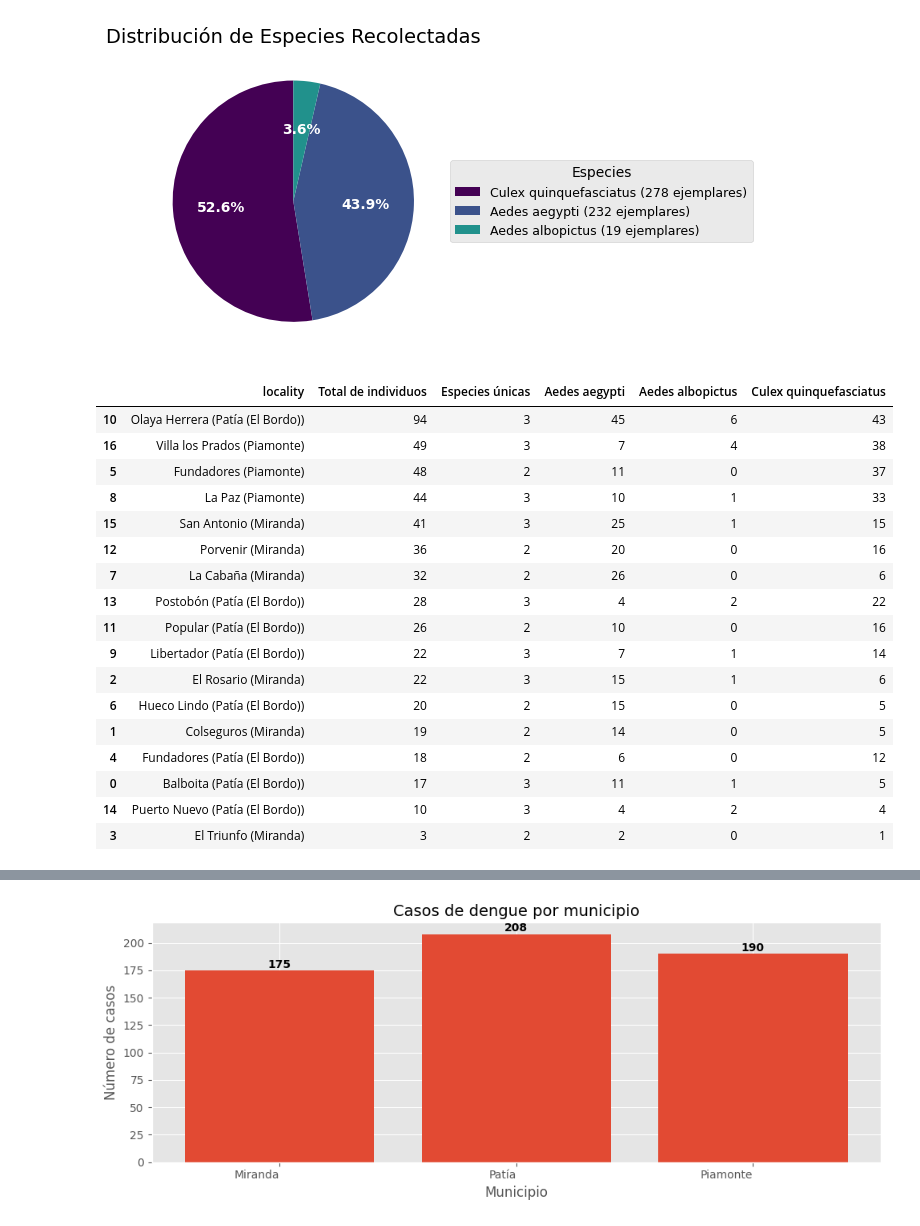
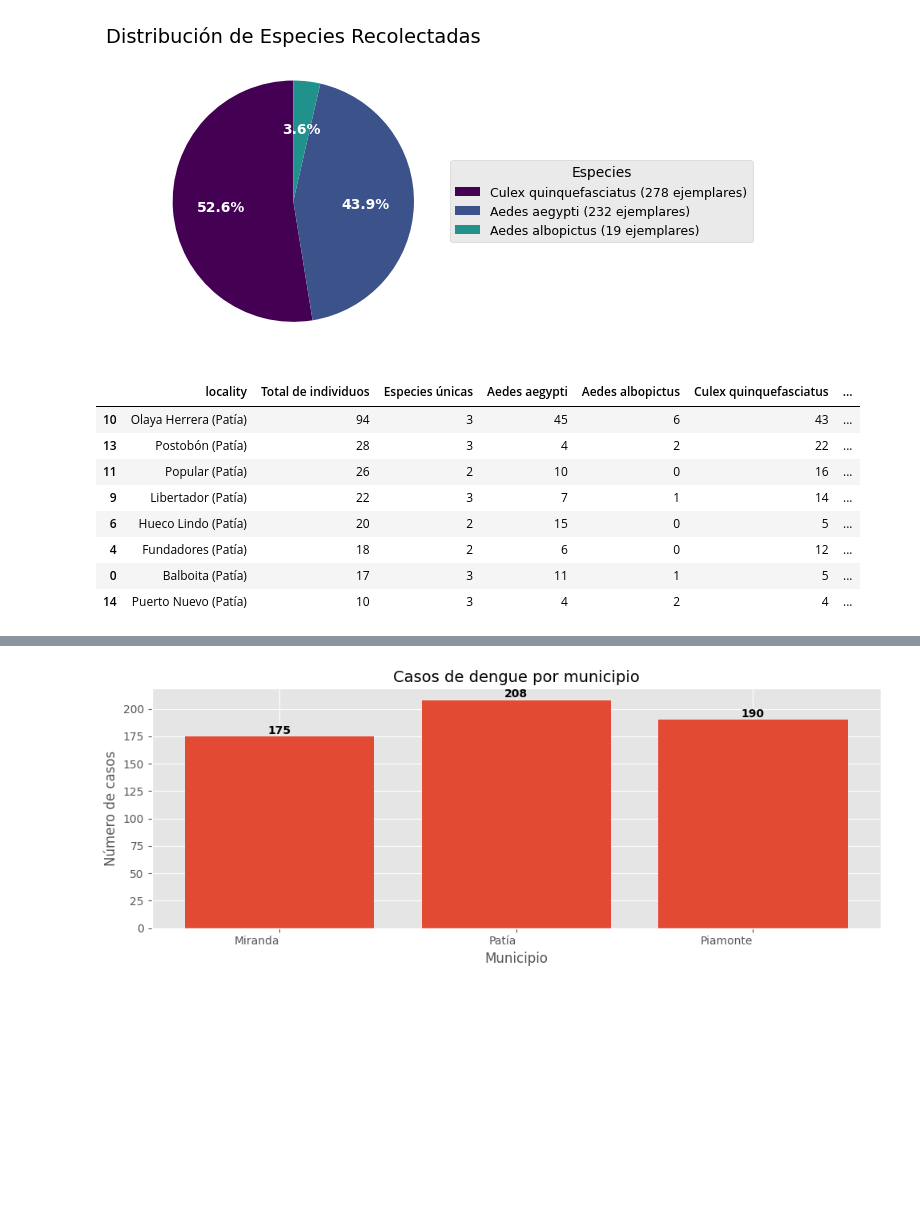
Before and after one commit to Zaprovic/bootcamp-data-analysis, a Jupyter notebook: src/dengue.ipynb, the cells around one changed output, grey strips where cells are left out. Saved outputs shown, nothing was run; the diff lists cells and outputs as text; code cells hidden in the pictures; blank space fills up the shorter version.

```diff
--- a/src/dengue.ipynb
+++ b/src/dengue.ipynb
@@ -323,49 +323,52 @@ location_diversity = df_entomologico.groupby('locality').agg({
 # Standardize the locality names
 location_diversity['locality'] = location_diversity['locality'].str.replace(
     r'^Casa ubicada en el barrio (.+) de (.+)$', r'\1 (\2)',
     regex=True
 )
 
 # Create a pivot table with counts for each species at each location
 species_pivot = df_entomologico.pivot_table(
     index='locality',
     columns='scientificName',
     values='individualCount',
     aggfunc='count',
     fill_value=0
 )
 
 # Apply the same locality name standardization to the pivot table
 species_pivot.index = species_pivot.index.str.replace(
     r'^Casa ubicada en el barrio (.+) de (.+)$', r'\1 (\2)',
     regex=True
 )
 
 # Reset index to prepare for merge
 species_pivot = species_pivot.reset_index()
 
 # Merge the two DataFrames
 location_diversity = location_diversity.merge(species_pivot, on='locality')
 
 location_diversity = location_diversity.sort_values('Total de individuos', ascending=False)
 
-location_diversity
+# in the locality column replace everywhere that says Patía (El Bordo) with Patía
+location_diversity['locality'] = location_diversity['locality'].str.replace('Patía (El Bordo)', 'Patía')
+
+
+# Extract Barrio from locality column - get text before the first parenthesis
+location_diversity['Barrio'] = location_diversity['locality'].str.extract(r'^([^(]+)', expand=False).str.strip()
+location_diversity['Municipio'] = location_diversity['locality'].str.extract(r'\(([^)]+)\)', expand=False).str.strip()
+
+location_diversity_patia = location_diversity[location_diversity['Municipio'] == 'Patía']
+location_diversity_piamonte = location_diversity[location_diversity['Municipio'] == 'Piamonte']
+location_diversity_miranda = location_diversity[location_diversity['Municipio'] == 'Miranda']
+
+location_diversity_patia
 # %% [output]
-|  | locality | Total de individuos | Especies únicas | Aedes aegypti | Aedes albopictus | Culex quinquefasciatus |
-| 10 | Olaya Herrera (Patía (El Bordo)) | 94 | 3 | 45 | 6 | 43 |
-| 16 | Villa los Prados (Piamonte) | 49 | 3 | 7 | 4 | 38 |
-| 5 | Fundadores (Piamonte) | 48 | 2 | 11 | 0 | 37 |
-| 8 | La Paz (Piamonte) | 44 | 3 | 10 | 1 | 33 |
-| 15 | San Antonio (Miranda) | 41 | 3 | 25 | 1 | 15 |
-| 12 | Porvenir (Miranda) | 36 | 2 | 20 | 0 | 16 |
-| 7 | La Cabaña (Miranda) | 32 | 2 | 26 | 0 | 6 |
-| 13 | Postobón (Patía (El Bordo)) | 28 | 3 | 4 | 2 | 22 |
-| 11 | Popular (Patía (El Bordo)) | 26 | 2 | 10 | 0 | 16 |
-| 9 | Libertador (Patía (El Bordo)) | 22 | 3 | 7 | 1 | 14 |
-| 2 | El Rosario (Miranda) | 22 | 3 | 15 | 1 | 6 |
-| 6 | Hueco Lindo (Patía (El Bordo)) | 20 | 2 | 15 | 0 | 5 |
-| 1 | Colseguros (Miranda) | 19 | 2 | 14 | 0 | 5 |
-| 4 | Fundadores (Patía (El Bordo)) | 18 | 2 | 6 | 0 | 12 |
-| 0 | Balboita (Patía (El Bordo)) | 17 | 3 | 11 | 1 | 5 |
-| 14 | Puerto Nuevo (Patía (El Bordo)) | 10 | 3 | 4 | 2 | 4 |
-| 3 | El Triunfo (Miranda) | 3 | 2 | 2 | 0 | 1 |
+|  | locality | Total de individuos | Especies únicas | Aedes aegypti | Aedes albopictus | Culex quinquefasciatus | ... |
+| 10 | Olaya Herrera (Patía) | 94 | 3 | 45 | 6 | 43 | ... |
+| 13 | Postobón (Patía) | 28 | 3 | 4 | 2 | 22 | ... |
+| 11 | Popular (Patía) | 26 | 2 | 10 | 0 | 16 | ... |
+| 9 | Libertador (Patía) | 22 | 3 | 7 | 1 | 14 | ... |
+| 6 | Hueco Lindo (Patía) | 20 | 2 | 15 | 0 | 5 | ... |
+| 4 | Fundadores (Patía) | 18 | 2 | 6 | 0 | 12 | ... |
+| 0 | Balboita (Patía) | 17 | 3 | 11 | 1 | 5 | ... |
+| 14 | Puerto Nuevo (Patía) | 10 | 3 | 4 | 2 | 4 | ... |
```
Also changed, not shown: parts of 3 cells of this notebook.
